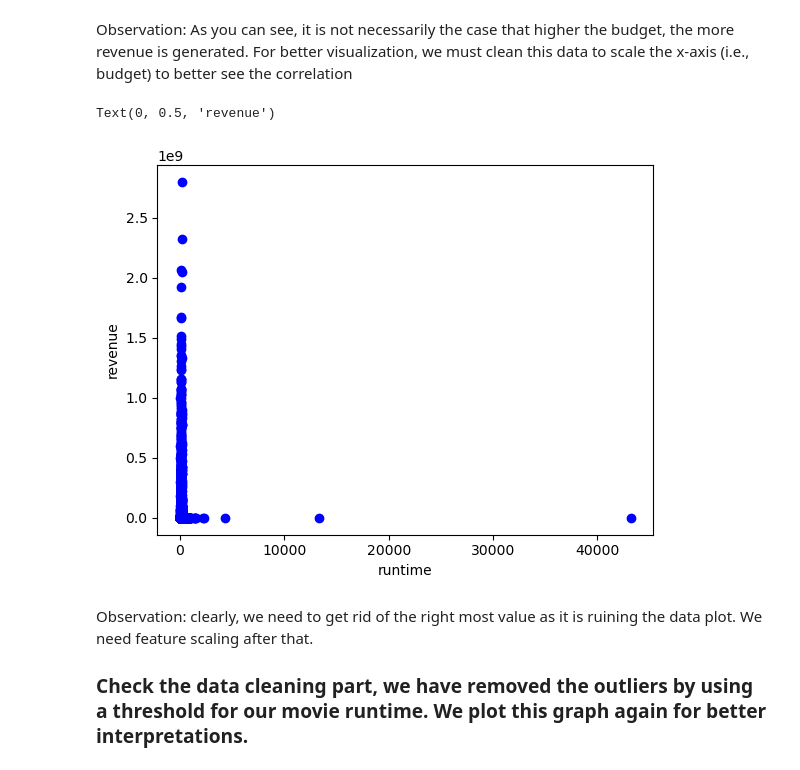
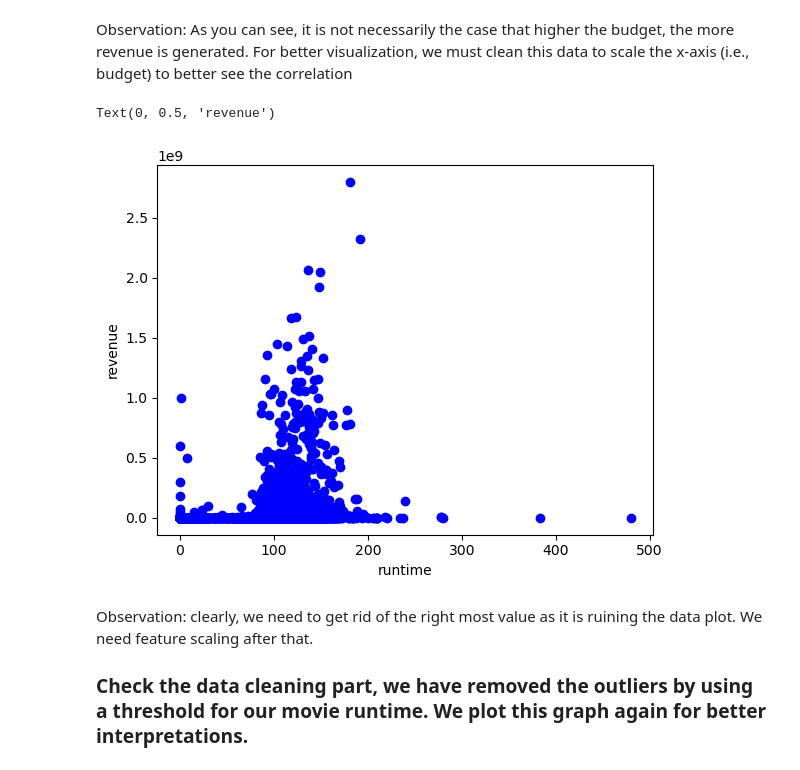
Before and after one commit to Jayant1Varma/Movie-Box-Office-predictor, a Jupyter notebook: Movie-revenue_predictor.ipynb, the cells around one changed output. Saved outputs shown, nothing was run; the diff lists cells and outputs as text; code cells hidden in the pictures.

```diff
--- a/Movie-revenue_predictor.ipynb
+++ b/Movie-revenue_predictor.ipynb
@@ -93,8 +94,9 @@ import seaborn as sns
 # %% [markdown]
 # Loading the dataset
 # %%
-movies = pd.read_csv(".\movies.csv")
-# Please note: The file is massive, and could not be referred online. You MUST download the file on your local machine from https://drive.google.com/file/d/1uPtHyqpAKkqZUpft8A0FPVXPR2iT32SN/view?usp=drive_link (MAKE SURE YOU ONLY USE YOUR YORK UNIVERSITY GOOGLE ACCOUNT!!!)
+url="https://raw.githubusercontent.com/Jayant1Varma/Movie-Box-Office-predictor/Model-Training/input/modified_data.csv"
+movies = pd.read_csv(url, sep=',')
+# Please note: The file is massive, and not be referred online. You MUST download the file on your local machine from https://drive.google.com/file/d/1uPtHyqpAKkqZUpft8A0FPVXPR2iT32SN/view?usp=drive_link (MAKE SURE YOU ONLY USE YOUR YORK UNIVERSITY GOOGLE ACCOUNT!!!)
 # %% [markdown]
 # 2 First impressions on the dataset, graphs of the EDA, and patterns found
 
@@ -110,6 +112,6 @@ mask = (movies['release_date'] >= '2015-01-01') & (movies['release_date'] <= '20
 # Apply the mask to filter rows
 movies = movies[mask]
 
-# # Sort the DataFrame based on 'release_date'
-# movies = movies.sort_values(by='release_date', ascending=False)
+# Sort the DataFrame based on 'release_date'
+movies = movies.sort_values(by='release_date', ascending=False)
 # %%
@@ -162,3 +150,13 @@ movies.describe()
+# %%
+mask=(movies['revenue']!=0)
+df1=movies[mask]
+movies=df1
+
+### comment this in if you want sampling if not it will only have non-zero values
+# mask=(movies['revenue']==0)
+# df2=movies[mask].sample(n=len(df1),random_state=42)
+
+# movies=pd.concat((df1,df2))
 # %% [markdown]
 #### Use info() to get a quick description of the data, the total number of rows, each attribute’s type, and the number of non-null values.
 # %%
@@ -212,16 +263,16 @@ budgetVsRevenue = sns.lineplot(x="budget", y="revenue", data=movies, errorbar=No
 # %% [markdown]
 Observation: As you can see, it is not necessarily the case that higher the budget, the more revenue is generated. For better visualization, we must clean this data to scale the x-axis (i.e., budget) to better see the correlation
 # %%
-X = movies["runtime"]
-y = movies["revenue"]
+x_axis = movies["runtime"]
+y_axis = movies["revenue"]
 # Plot points
 fig, pl = plt.subplots()
-pl.scatter(X, y, color = 'b')
+pl.scatter(x_axis, y_axis, color = 'b')
 plt.xlabel("runtime")
 plt.ylabel("revenue")
 # %% [output]
 Text(0, 0.5, 'revenue')
-[figure, old version]
+[figure, new version]
 # %% [markdown]
 Observation: clearly, we need to get rid of the right most value as it is ruining the data plot. We need feature scaling after that.
 ### Check the data cleaning part, we have removed the outliers by using a threshold for our movie runtime. We plot this graph again for better interpretations.
```
Also changed, not shown: parts of 68 cells of this notebook.
